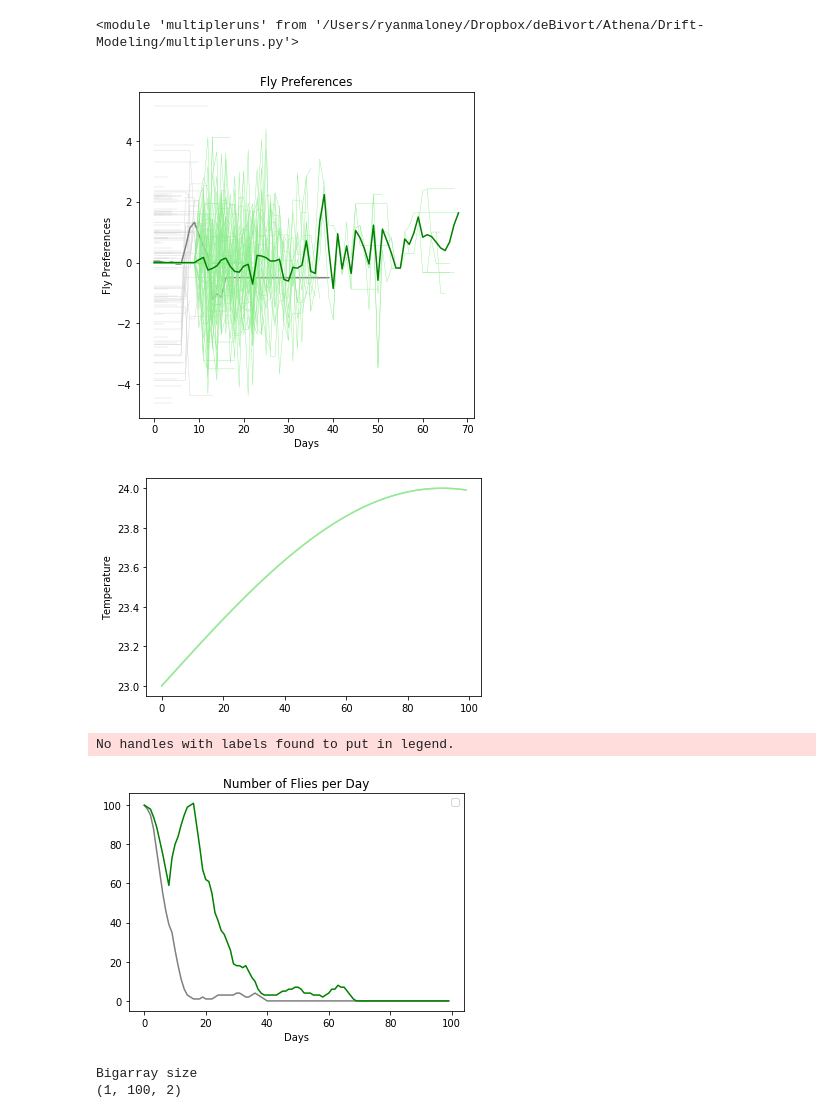
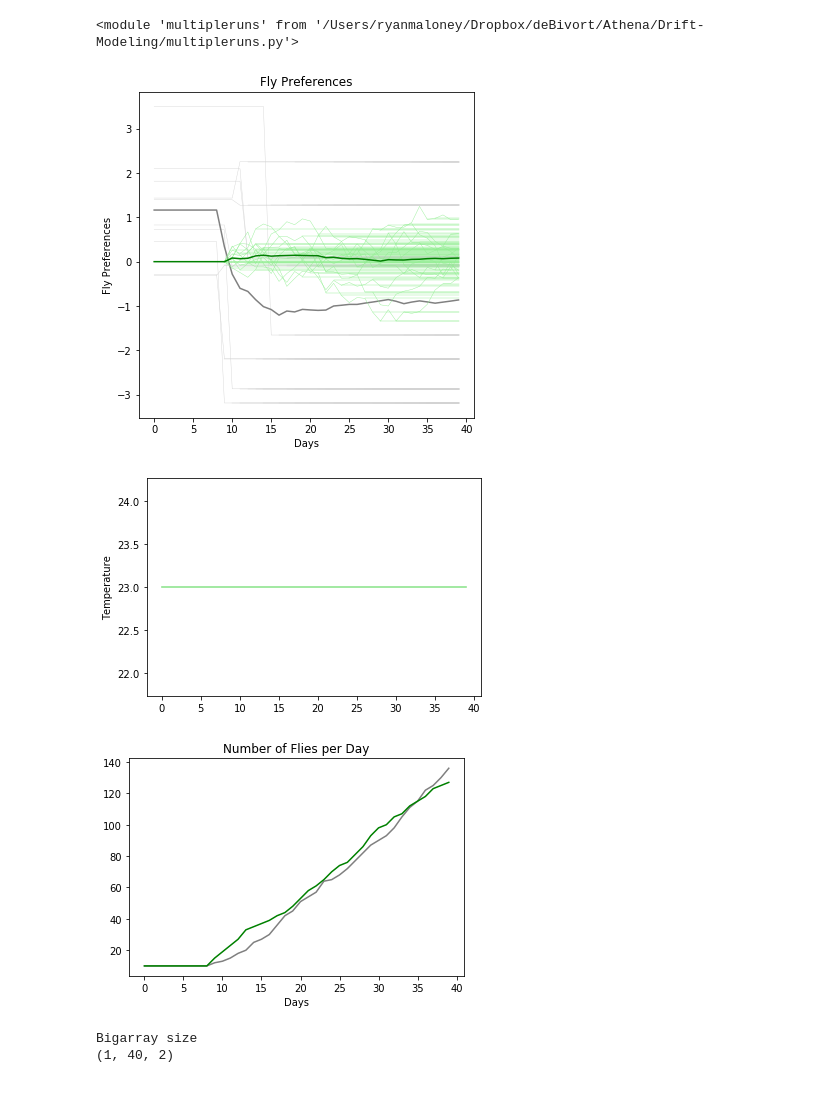
Before and after one commit to athena-ye/Drift-Modeling, a Jupyter notebook: Stochastic Model.ipynb, the cells around one changed output. Cells and saved outputs as stored; diff of their text form; code cells hidden in the pictures.

```diff
--- a/Stochastic Model.ipynb
+++ b/Stochastic Model.ipynb
@@ -21,12 +21,22 @@ imp.reload(mr)
 # %%
 tempdata=np.ones([25,1])*40
 [x,y]=ff.filledflies(10,100,4,tempdata,5,4,4,365,8.5)
-# %%
-mr.multipleruns(1, 100, 100, [10,10], [23, 23], [365,365], [1,1], [2,0], [0,2], [0,0])
-# %% [output]
-[figure, removed]
-[figure, removed]
-No handles with labels found to put in legend.
-[figure, removed]
-Bigarray size
-(1, 100, 2)
+# %%
+numberofruns=1
+numberofflies=10
+numberofdays=40
+temperaturefrequencies=[10,10] #not currently used
+meantemp=[23,23]
+tempperiod=[365,365]
+tempgain=[0,0]
+initvariability=[2,0]
+driftvariability=[0,2]
+heritability=[0,0] #not currently used
+
+mr.multipleruns(numberofruns, numberofflies, numberofdays, temperaturefrequencies, meantemp, tempperiod, tempgain, initvariability, driftvariability, heritability)
+# %% [output]
+[figure, added]
+[figure, added]
+[figure, added]
+Bigarray size
+(1, 40, 2)
```
Also changed, not shown: 1 other file.
